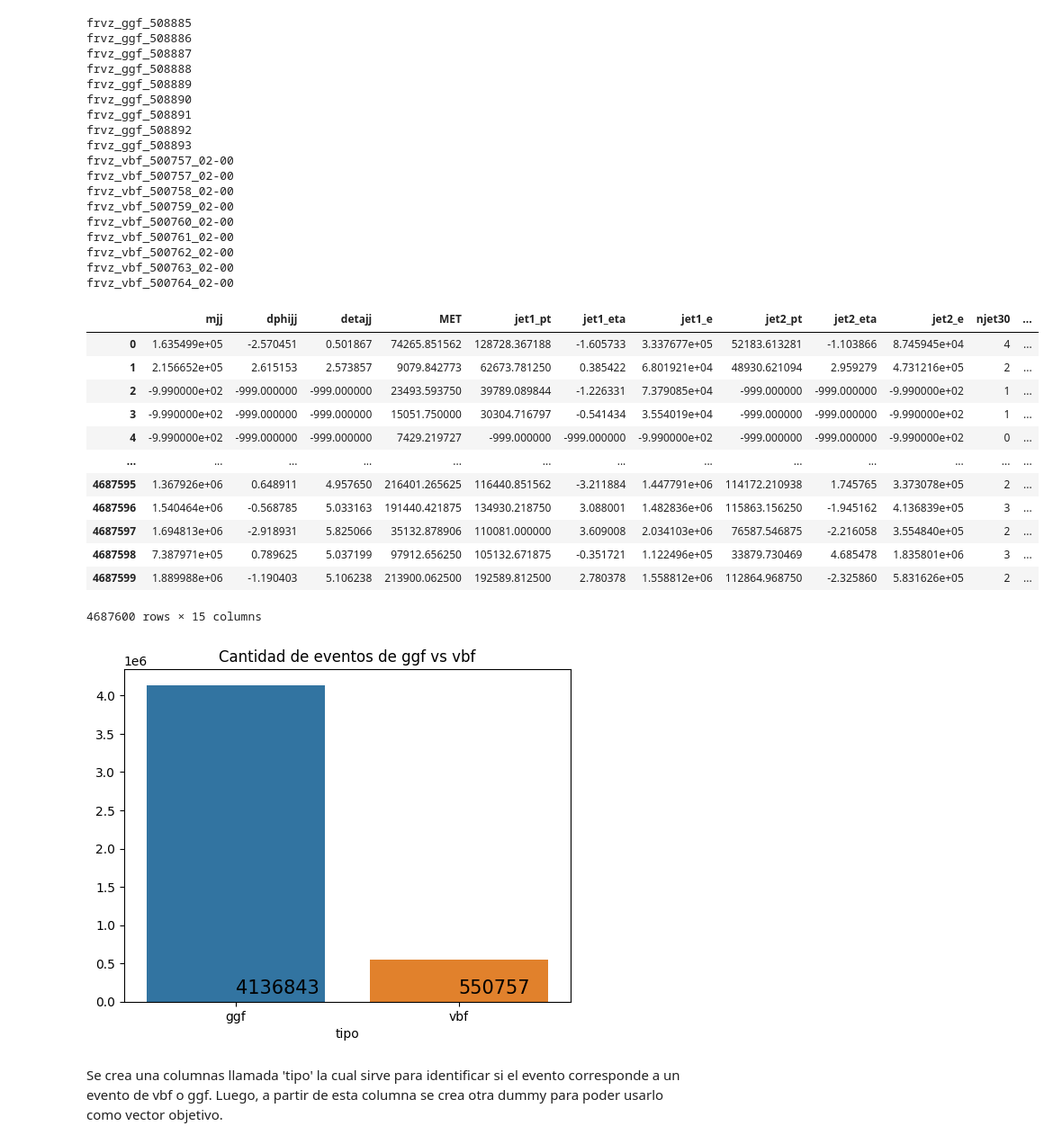
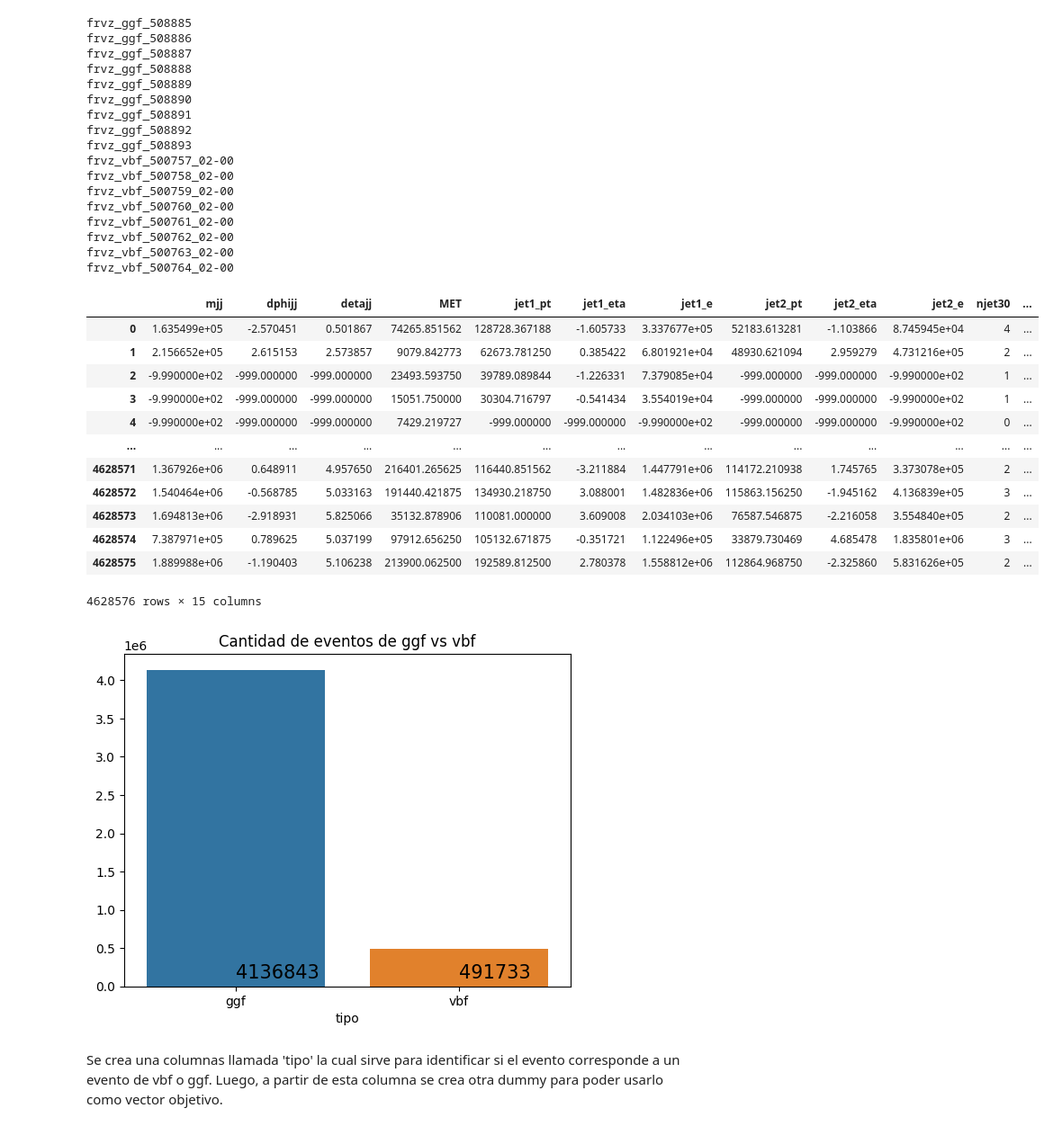
Before and after one commit to Cyankavvv/dark_photon_production, a Jupyter notebook: analisis.ipynb, the cells around one changed output. Shown: that part at 90% size. Drawn from its saved outputs; the diff is of its cells as text; code cells hidden in the pictures.

```diff
--- a/analisis.ipynb
+++ b/analisis.ipynb
@@ -31,7 +31,7 @@ from sklearn.preprocessing import MinMaxScaler
 import xgboost as xgb
 # %%
 datasets = ['frvz_ggf_508885', 'frvz_ggf_508886', 'frvz_ggf_508887', 'frvz_ggf_508888', 'frvz_ggf_508889', 'frvz_ggf_508890', 'frvz_ggf_508891',
-            'frvz_ggf_508892', 'frvz_ggf_508893', 'frvz_vbf_500757_02-00', 'frvz_vbf_500757_02-00', 'frvz_vbf_500758_02-00',
+            'frvz_ggf_508892', 'frvz_ggf_508893', 'frvz_vbf_500757_02-00', 'frvz_vbf_500758_02-00',
             'frvz_vbf_500759_02-00', 'frvz_vbf_500760_02-00', 'frvz_vbf_500761_02-00', 'frvz_vbf_500762_02-00', 'frvz_vbf_500763_02-00', 'frvz_vbf_500764_02-00']
 
 BDT_inputs = ['mjj', "dphijj", "detajj",
@@ -48,40 +48,39 @@ BDT_inputs = ['mjj', "dphijj", "detajj",
             'scale1fb'
              ]
 
 df = read_data(datasets = datasets, variables=BDT_inputs, carpeta='C:/Users/jav90/Desktop/dpj/production_analysis/analisis_javier/Samples/') #de archivo util.py
 df
 # %% [output]
 frvz_ggf_508885
 frvz_ggf_508886
 frvz_ggf_508887
 frvz_ggf_508888
 frvz_ggf_508889
 frvz_ggf_508890
 frvz_ggf_508891
 frvz_ggf_508892
 frvz_ggf_508893
 frvz_vbf_500757_02-00
-frvz_vbf_500757_02-00
 frvz_vbf_500758_02-00
 frvz_vbf_500759_02-00
 frvz_vbf_500760_02-00
 frvz_vbf_500761_02-00
 frvz_vbf_500762_02-00
 frvz_vbf_500763_02-00
 frvz_vbf_500764_02-00
 |  | mjj | dphijj | detajj | MET | jet1_pt | jet1_eta | jet1_e | jet2_pt | jet2_eta | jet2_e | njet30 | ... |
 | 0 | 1.635499e+05 | -2.570451 | 0.501867 | 74265.851562 | 128728.367188 | -1.605733 | 3.337677e+05 | 52183.613281 | -1.103866 | 8.745945e+04 | 4 | ... |
 | 1 | 2.156652e+05 | 2.615153 | 2.573857 | 9079.842773 | 62673.781250 | 0.385422 | 6.801921e+04 | 48930.621094 | 2.959279 | 4.731216e+05 | 2 | ... |
 | 2 | -9.990000e+02 | -999.000000 | -999.000000 | 23493.593750 | 39789.089844 | -1.226331 | 7.379085e+04 | -999.000000 | -999.000000 | -9.990000e+02 | 1 | ... |
 | 3 | -9.990000e+02 | -999.000000 | -999.000000 | 15051.750000 | 30304.716797 | -0.541434 | 3.554019e+04 | -999.000000 | -999.000000 | -9.990000e+02 | 1 | ... |
 | 4 | -9.990000e+02 | -999.000000 | -999.000000 | 7429.219727 | -999.000000 | -999.000000 | -9.990000e+02 | -999.000000 | -999.000000 | -9.990000e+02 | 0 | ... |
 | ... | ... | ... | ... | ... | ... | ... | ... | ... | ... | ... | ... | ... |
-| 4687595 | 1.367926e+06 | 0.648911 | 4.957650 | 216401.265625 | 116440.851562 | -3.211884 | 1.447791e+06 | 114172.210938 | 1.745765 | 3.373078e+05 | 2 | ... |
-| 4687596 | 1.540464e+06 | -0.568785 | 5.033163 | 191440.421875 | 134930.218750 | 3.088001 | 1.482836e+06 | 115863.156250 | -1.945162 | 4.136839e+05 | 3 | ... |
-| 4687597 | 1.694813e+06 | -2.918931 | 5.825066 | 35132.878906 | 110081.000000 | 3.609008 | 2.034103e+06 | 76587.546875 | -2.216058 | 3.554840e+05 | 2 | ... |
-| 4687598 | 7.387971e+05 | 0.789625 | 5.037199 | 97912.656250 | 105132.671875 | -0.351721 | 1.122496e+05 | 33879.730469 | 4.685478 | 1.835801e+06 | 3 | ... |
-| 4687599 | 1.889988e+06 | -1.190403 | 5.106238 | 213900.062500 | 192589.812500 | 2.780378 | 1.558812e+06 | 112864.968750 | -2.325860 | 5.831626e+05 | 2 | ... |
+| 4628571 | 1.367926e+06 | 0.648911 | 4.957650 | 216401.265625 | 116440.851562 | -3.211884 | 1.447791e+06 | 114172.210938 | 1.745765 | 3.373078e+05 | 2 | ... |
+| 4628572 | 1.540464e+06 | -0.568785 | 5.033163 | 191440.421875 | 134930.218750 | 3.088001 | 1.482836e+06 | 115863.156250 | -1.945162 | 4.136839e+05 | 3 | ... |
+| 4628573 | 1.694813e+06 | -2.918931 | 5.825066 | 35132.878906 | 110081.000000 | 3.609008 | 2.034103e+06 | 76587.546875 | -2.216058 | 3.554840e+05 | 2 | ... |
+| 4628574 | 7.387971e+05 | 0.789625 | 5.037199 | 97912.656250 | 105132.671875 | -0.351721 | 1.122496e+05 | 33879.730469 | 4.685478 | 1.835801e+06 | 3 | ... |
+| 4628575 | 1.889988e+06 | -1.190403 | 5.106238 | 213900.062500 | 192589.812500 | 2.780378 | 1.558812e+06 | 112864.968750 | -2.325860 | 5.831626e+05 | 2 | ... |
-4687600 rows × 15 columns
+4628576 rows × 15 columns
 # %%
 sns.barplot(x=df['tipo'].value_counts().index, y=df['tipo'].value_counts().values)
 plt.title('Cantidad de eventos de ggf vs vbf')
@@ -89,7 +88,7 @@ plt.text(0, 100000, df['tipo'].value_counts().values[0], fontsize=15)
 plt.text(1, 100000, df['tipo'].value_counts().values[1], fontsize=15)
 plt.show()
 # %% [output]
-[figure, old version]
+[figure, new version]
 # %% [markdown]
 Se crea una columnas llamada 'tipo' la cual sirve para identificar si el evento corresponde a un evento de vbf o ggf.
 Luego, a partir de esta columna se crea otra dummy para poder usarlo como vector objetivo.
```
Also changed, not shown: parts of 12 cells of this notebook, 2 other files.
